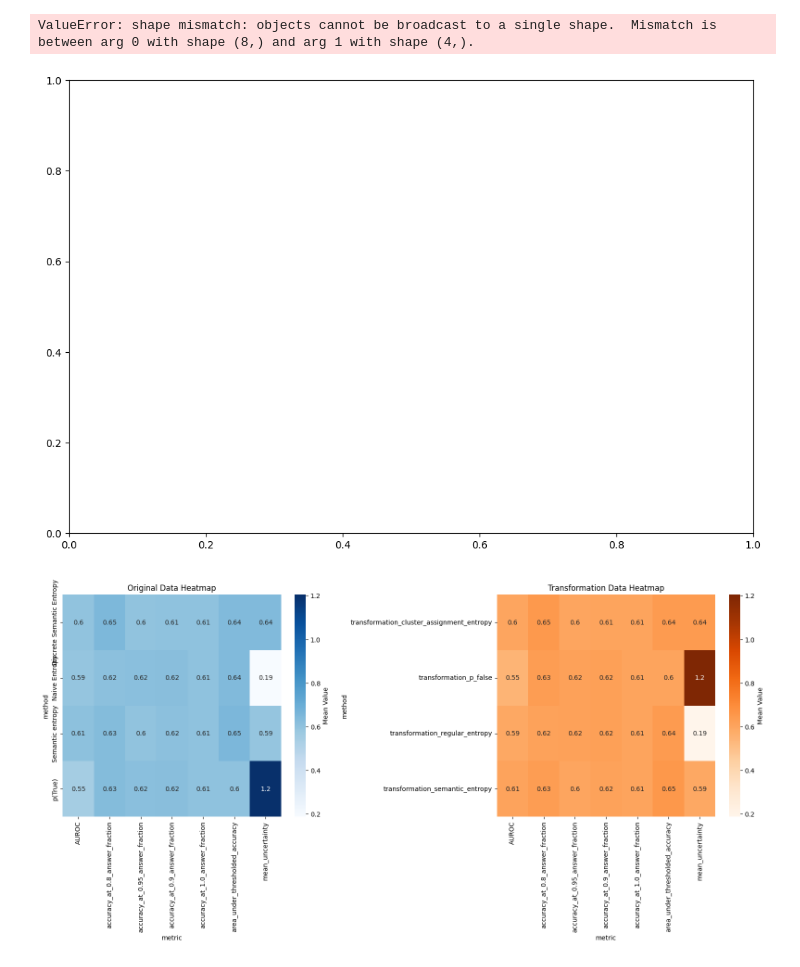
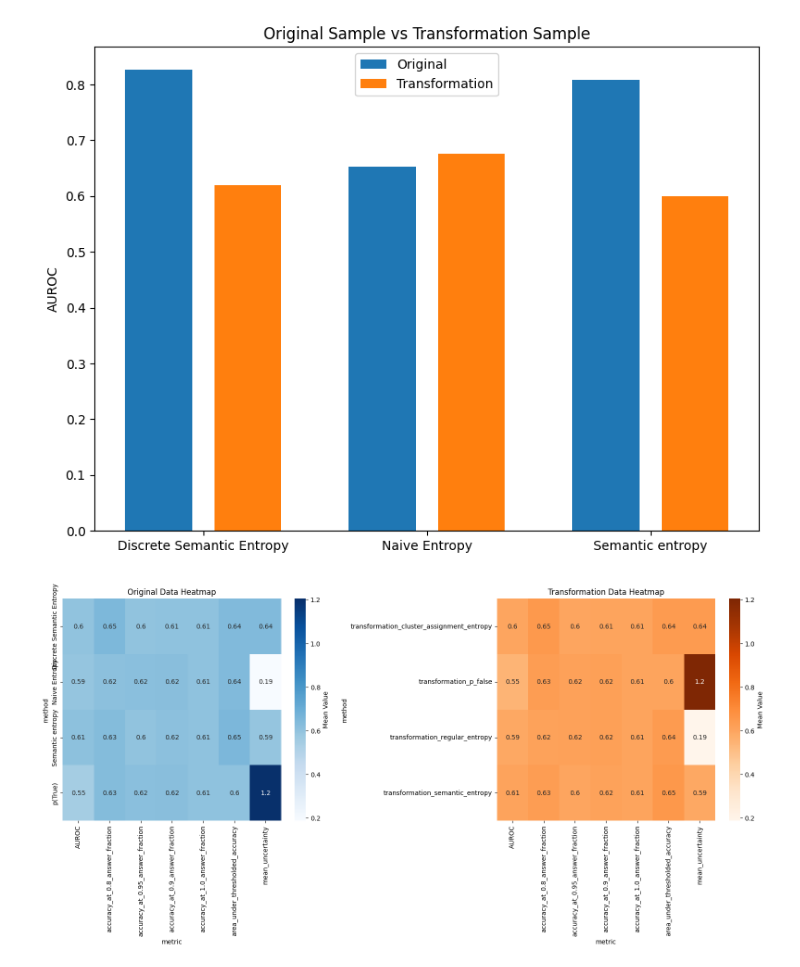
Before and after one commit to Cookieser/MLLM-Uncertainty, a Jupyter notebook: result/out.ipynb, the cells around one changed output. Cells and saved outputs as stored; diff of their text form; code cells hidden in the pictures.

```diff
--- a/result/out.ipynb
+++ b/result/out.ipynb
@@ -32,42 +30,28 @@ plt.show()
-# %%
-import pandas as pd
-import matplotlib.pyplot as plt
-
-# 加载数据
-original_data = pd.read_csv('130_10_False.csv')
-transformation_data = pd.read_csv('130_10_True.csv')
-
-# 合并两组数据
-original_data['group'] = 'Original'
-transformation_data['group'] = 'Transformation'
-combined_data = pd.concat([original_data, transformation_data])
-
-# 绘制柱状图
-fig, ax = plt.subplots(figsize=(12, 8))
-methods = combined_data['method'].unique()
-metrics = combined_data['metric'].unique()
-
-for metric in metrics:
-    metric_data = combined_data[combined_data['metric'] == metric]
-    x = range(len(methods))  # 每个方法的 x 位置
-    width = 0.4
-    original_means = metric_data[metric_data['group'] == 'Original']['means']
-    transformation_means = metric_data[metric_data['group'] == 'Transformation']['means']
-
-    ax.bar([pos - width / 2 for pos in x], original_means, width, label=f'{metric} (Original)')
-    ax.bar([pos + width / 2 for pos in x], transformation_means, width, label=f'{metric} (Transformation)')
-
-# 设置图例和标签
-ax.set_xticks(range(len(methods)))
-ax.set_xticklabels(methods, rotation=45)
-ax.set_title('Comparison of Methods Across Metrics')
-ax.set_ylabel('Mean Value')
-ax.legend(bbox_to_anchor=(1.05, 1), loc='upper left')
-plt.tight_layout()
-plt.show()
-# %% [output]
-ValueError: shape mismatch: objects cannot be broadcast to a single shape.  Mismatch is between arg 0 with shape (8,) and arg 1 with shape (4,).
-[figure, removed]
+# %%
+ransformation_avg = transformation_df.groupby('method')['means'].mean()
+original_avg = original_df.groupby('method')['means'].mean()
+
+transformation_avg = transformation_avg.iloc[:3]
+original_avg = original_avg.iloc[:3]
+
+fig, ax = plt.subplots(figsize=(8, 6))
+x = range(len(transformation_avg))
+
+
+ax.bar([i for i in x], original_avg, width=0.3, label='Original', align='center')
+ax.bar([i + 0.4 for i in x], transformation_avg, width=0.3, label='Transformation', align='center')
+
+
+ax.set_xticks([i + 0.2 for i in x])
+ax.set_xticklabels(original_avg.index, rotation=0)
+ax.set_ylabel('AUROC')
+ax.set_title('Original Sample vs Transformation Sample')
+ax.legend()
+
+plt.tight_layout()
+plt.show()
+# %% [output]
+[figure, added]
 # %%
 import seaborn as sns
 import matplotlib.pyplot as plt
```
Also changed, not shown: parts of 3 cells of this notebook, 7 other files.
